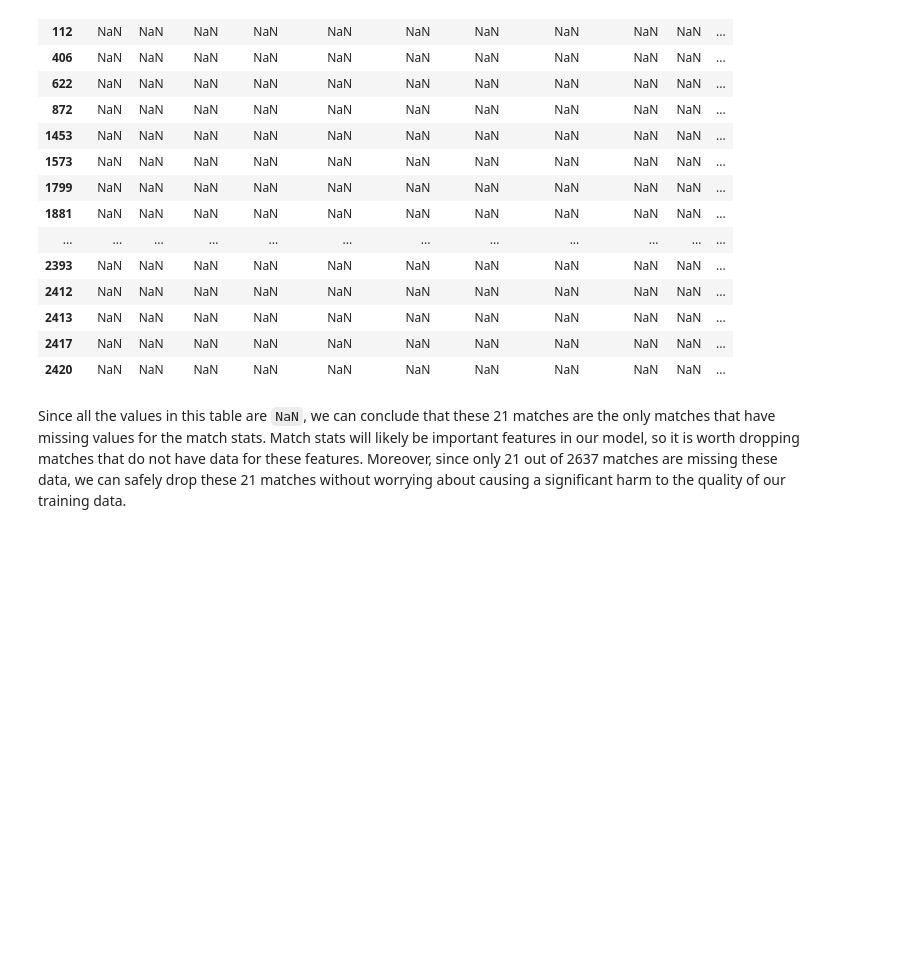
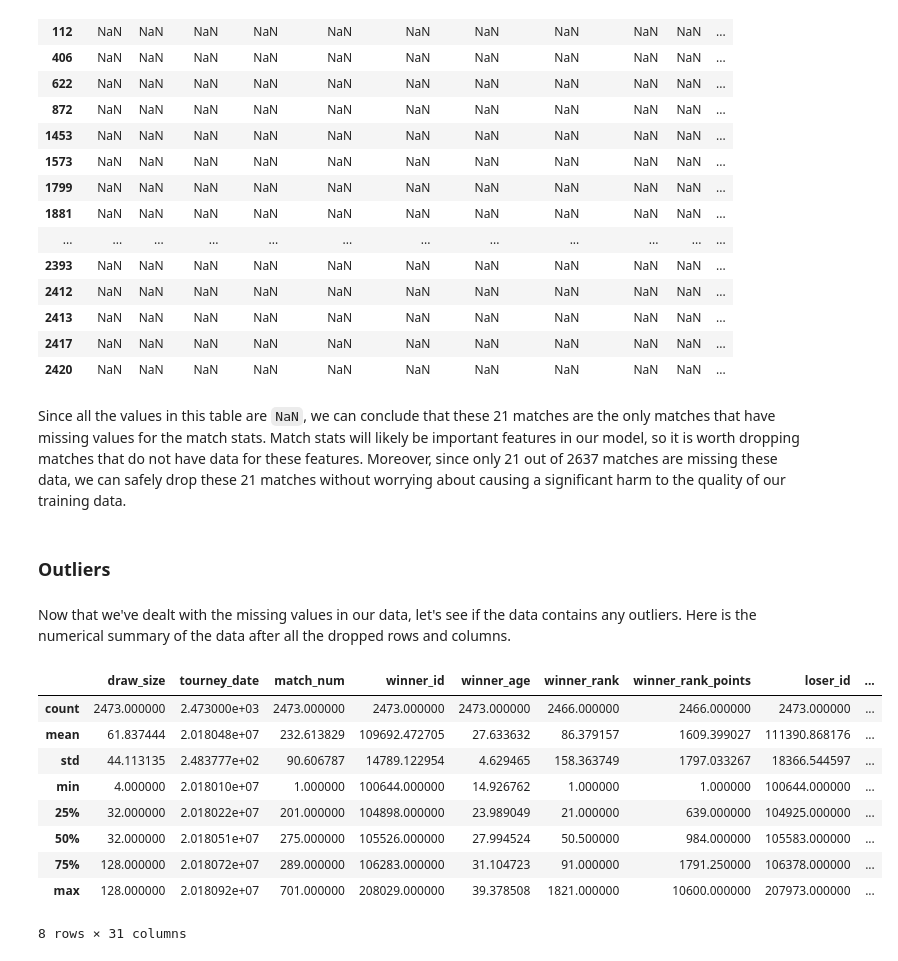
Before and after one commit to rkunani/GameSetMatch, a Jupyter notebook: data-cleaning.ipynb, the cells around one changed output. Drawn from its saved outputs; the diff is of its cells as text; code cells hidden in the pictures; blank space fills up the shorter version.

```diff
--- a/data-cleaning.ipynb
+++ b/data-cleaning.ipynb
@@ -171,0 +174,17 @@ match_data_2018_df= match_data_2018_df.drop(missing_match_stats.index, axis=0)
+# %% [markdown]
+### Outliers
+# %% [markdown]
+Now that we've dealt with the missing values in our data, let's see if the data contains any outliers. Here is the numerical summary of the data after all the dropped rows and columns.
+# %%
+match_data_2018_df.describe()
+# %% [output]
+|  | draw_size | tourney_date | match_num | winner_id | winner_age | winner_rank | winner_rank_points | loser_id | ... |
+| count | 2473.000000 | 2.473000e+03 | 2473.000000 | 2473.000000 | 2473.000000 | 2466.000000 | 2466.000000 | 2473.000000 | ... |
+| mean | 61.837444 | 2.018048e+07 | 232.613829 | 109692.472705 | 27.633632 | 86.379157 | 1609.399027 | 111390.868176 | ... |
+| std | 44.113135 | 2.483777e+02 | 90.606787 | 14789.122954 | 4.629465 | 158.363749 | 1797.033267 | 18366.544597 | ... |
+| min | 4.000000 | 2.018010e+07 | 1.000000 | 100644.000000 | 14.926762 | 1.000000 | 1.000000 | 100644.000000 | ... |
+| 25% | 32.000000 | 2.018022e+07 | 201.000000 | 104898.000000 | 23.989049 | 21.000000 | 639.000000 | 104925.000000 | ... |
+| 50% | 32.000000 | 2.018051e+07 | 275.000000 | 105526.000000 | 27.994524 | 50.500000 | 984.000000 | 105583.000000 | ... |
+| 75% | 128.000000 | 2.018072e+07 | 289.000000 | 106283.000000 | 31.104723 | 91.000000 | 1791.250000 | 106378.000000 | ... |
+| max | 128.000000 | 2.018092e+07 | 701.000000 | 208029.000000 | 39.378508 | 1821.000000 | 10600.000000 | 207973.000000 | ... |
+8 rows × 31 columns
```
Also changed, not shown: parts of 9 cells of this notebook.
